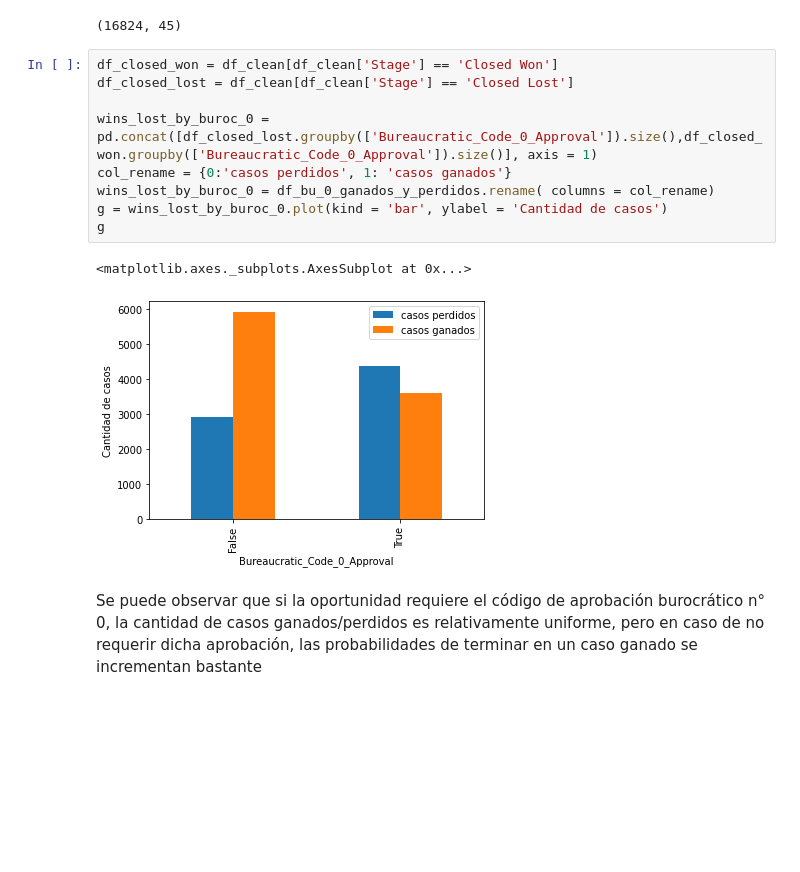
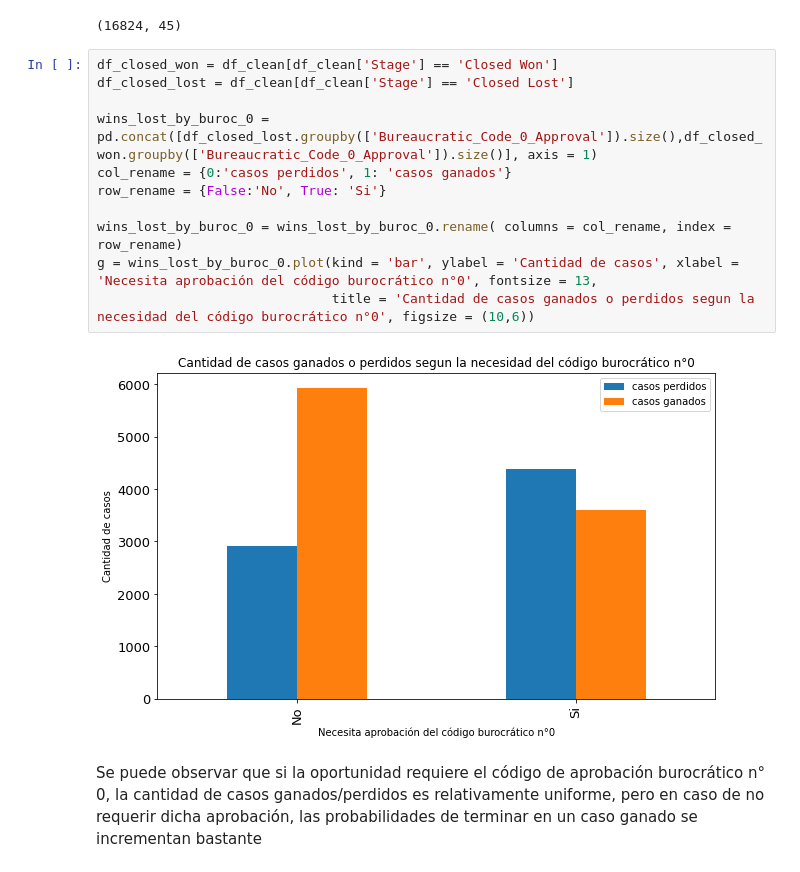
Before and after one commit to pola-fi/OrgaDatos2do2020, a Jupyter notebook: Analisis_Bureaucratic_Code.ipynb, the cells around one changed output. Cells and saved outputs as stored; diff of their text form; blank space fills up the shorter version.

```diff
--- a/Analisis_Bureaucratic_Code.ipynb
+++ b/Analisis_Bureaucratic_Code.ipynb
@@ -117,15 +117,16 @@ df_clean.shape
 # %%
 df_closed_won = df_clean[df_clean['Stage'] == 'Closed Won']
 df_closed_lost = df_clean[df_clean['Stage'] == 'Closed Lost']
 
 wins_lost_by_buroc_0 = pd.concat([df_closed_lost.groupby(['Bureaucratic_Code_0_Approval']).size(),df_closed_won.groupby(['Bureaucratic_Code_0_Approval']).size()], axis = 1)
 col_rename = {0:'casos perdidos', 1: 'casos ganados'}
-wins_lost_by_buroc_0 = df_bu_0_ganados_y_perdidos.rename( columns = col_rename)
-g = wins_lost_by_buroc_0.plot(kind = 'bar', ylabel = 'Cantidad de casos')
-g
+row_rename = {False:'No', True: 'Si'}
+
+wins_lost_by_buroc_0 = wins_lost_by_buroc_0.rename( columns = col_rename, index = row_rename)
+g = wins_lost_by_buroc_0.plot(kind = 'bar', ylabel = 'Cantidad de casos', xlabel = 'Necesita aprobación del código burocrático n°0', fontsize = 13,
+                              title = 'Cantidad de casos ganados o perdidos segun la necesidad del código burocrático n°0', figsize = (10,6))
 # %% [output]
-<matplotlib.axes._subplots.AxesSubplot at 0x...>
-[figure, old version]
+[figure, new version]
 # %% [markdown]
 Se puede observar que si la oportunidad requiere el código de aprobación burocrático n° 0,  la cantidad de casos ganados/perdidos es relativamente uniforme, pero en caso de no requerir dicha aprobación, las probabilidades de terminar en un caso ganado se incrementan bastante
 # %%
```
Also changed, not shown: parts of 3 cells of this notebook.
